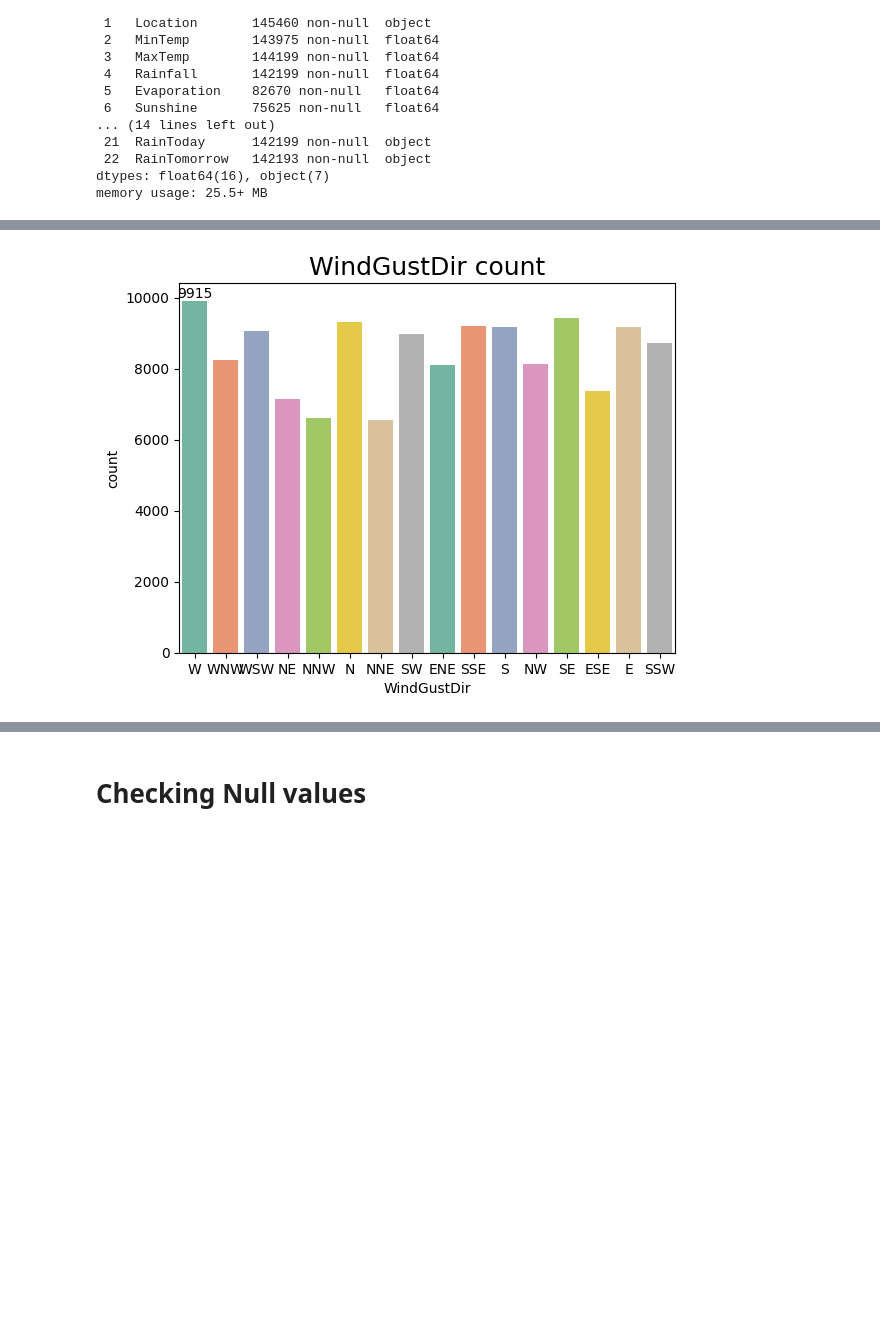
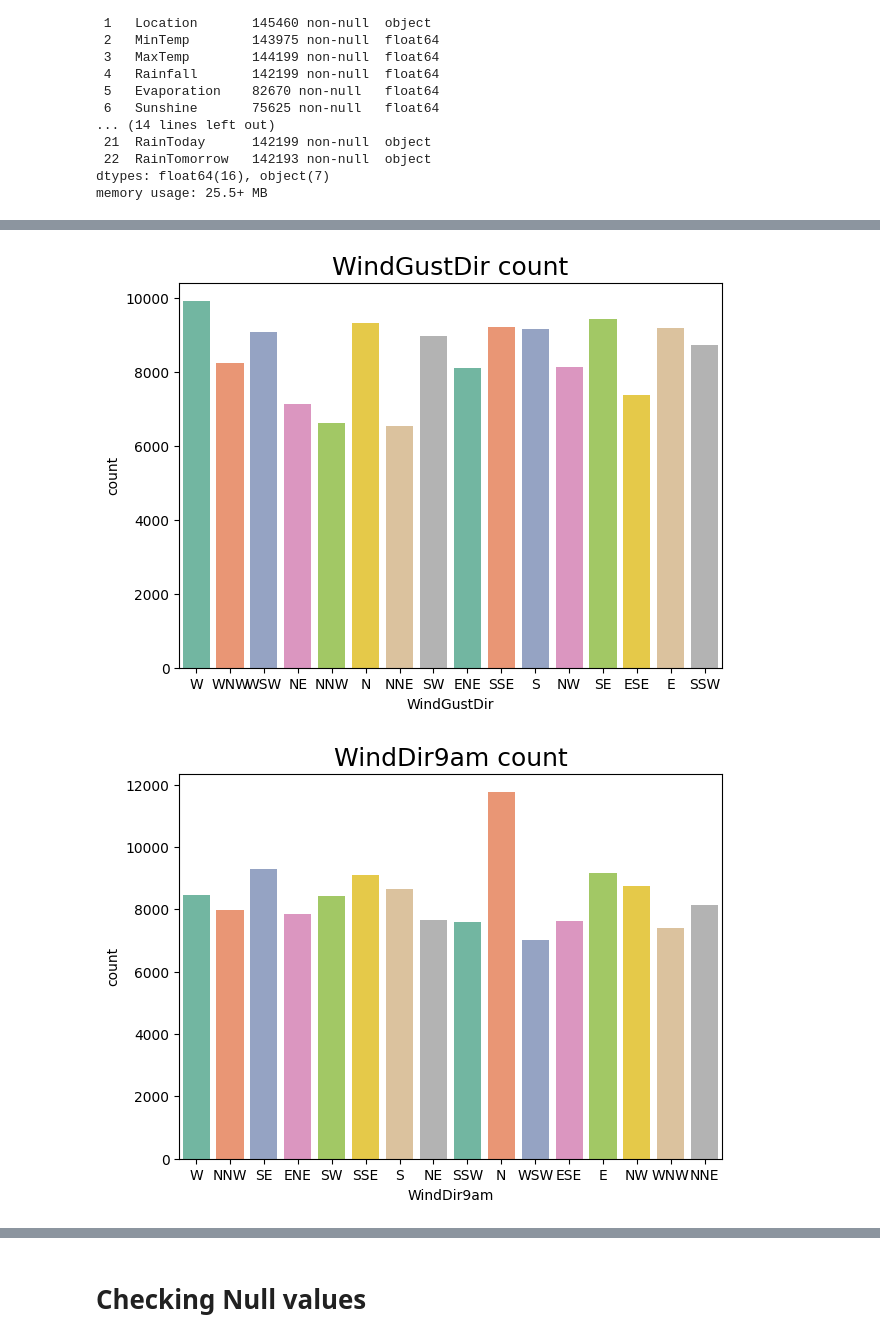
Before and after one commit to VladHolobyn/rain-in-australia-prediction, a Jupyter notebook: notebooks/data-preparation.ipynb, the cells around one changed output, grey strips where cells are left out. Drawn from its saved outputs; the diff is of its cells as text; code cells hidden in the pictures; blank space fills up the shorter version.

```diff
--- a/notebooks/data-preparation.ipynb
+++ b/notebooks/data-preparation.ipynb
@@ -80,8 +80,8 @@ print(contin_val)
 # %%
 numeric_df = df.select_dtypes(include=['float64', 'int64'])
 
-plt.figure(figsize=(10, 6))
 for column in numeric_df.columns:
+    plt.figure(figsize=(7, 5))
     sns.histplot(df[column], kde=True)
     plt.title(f'Histogram of {column}')
     plt.show()
@@ -114,7 +112,11 @@ plt.show()
 # %%
-ax = sns.countplot(x ='WindGustDir',data=df,palette='Set2')
-ax.bar_label(ax.containers[0])
-plt.title('WindGustDir count', fontsize=18)
-plt.show()
+cat_df = df.drop(['Location', 'Date'], axis=1).select_dtypes(include='object')
+
+for column in cat_df.columns:
+    plt.figure(figsize=(7, 5))
+    sns.countplot(x =column,data=df, palette='Set2')
+    plt.title(f'{column} count', fontsize=18)
+    plt.show()
 # %% [output]
-[figure, old version]
+[figure, new version]
+[figure, added]
```
Also changed, not shown: parts of 33 cells of this notebook, 6 other files.
